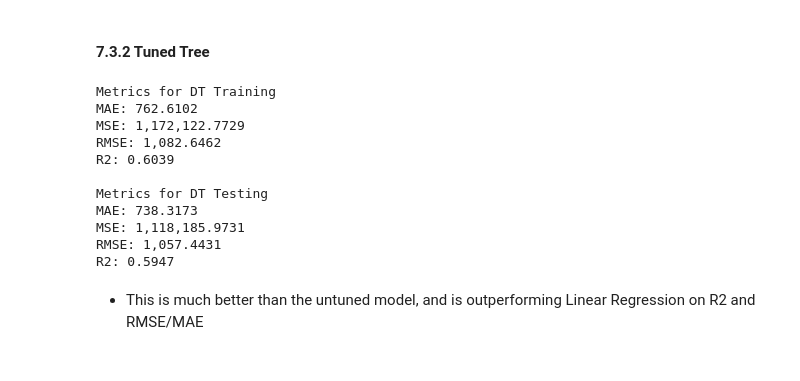
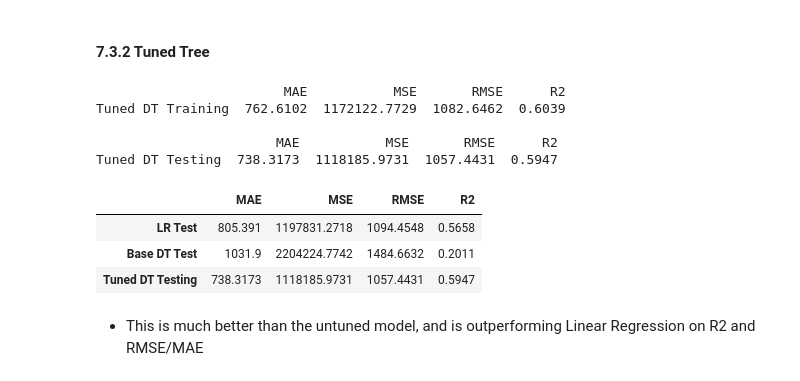
Before and after one commit to RaymondGarcia1107/CodingDojoProject1, a Jupyter notebook: Sales_Predictions.ipynb, the cells around one changed output. Drawn from its saved outputs; the diff is of its cells as text; code cells hidden in the pictures.

```diff
--- a/Sales_Predictions.ipynb
+++ b/Sales_Predictions.ipynb
@@ -1053,24 +1054,25 @@ scoresdt.sort_values(by = 'Test Score', ascending = False).index[0]
 # %%
 best_dt = DecisionTreeRegressor(random_state = 42, max_depth = 5)
 
 best_dt_pipe = make_pipeline(preprocessor, best_dt)
 
 best_dt_pipe.fit(X_train, y_train)
 
-model_eval(y_train, best_dt_pipe.predict(X_train), name = 'DT Training')
-model_eval(y_test, best_dt_pipe.predict(X_test), name = 'DT Testing')
+print(model_eval(y_train, best_dt_pipe.predict(X_train), name = 'Tuned DT Training'),'\n')
+print(model_eval(y_test, best_dt_pipe.predict(X_test), name = 'Tuned DT Testing'))
+
+model_scores = pd.concat([model_scores, model_eval(y_test, best_dt_pipe.predict(X_test), name = 'Tuned DT Testing')])
+model_scores
 # %% [output]
-Metrics for DT Training
-MAE: 762.6102
-MSE: 1,172,122.7729
-RMSE: 1,082.6462
-R2: 0.6039
+                        MAE           MSE       RMSE      R2
+Tuned DT Training  762.6102  1172122.7729  1082.6462  0.6039
 
-Metrics for DT Testing
-MAE: 738.3173
-MSE: 1,118,185.9731
-RMSE: 1,057.4431
-R2: 0.5947
+                       MAE           MSE       RMSE      R2
+Tuned DT Testing  738.3173  1118185.9731  1057.4431  0.5947
+|  | MAE | MSE | RMSE | R2 |
+| LR Test | 805.391 | 1197831.2718 | 1094.4548 | 0.5658 |
+| Base DT Test | 1031.9 | 2204224.7742 | 1484.6632 | 0.2011 |
+| Tuned DT Testing | 738.3173 | 1118185.9731 | 1057.4431 | 0.5947 |
 # %% [markdown]
 * This is much better than the untuned model, and is outperforming Linear Regression on R2 and RMSE/MAE
 # %% [markdown]
```
Also changed, not shown: parts of 8 cells of this notebook.
